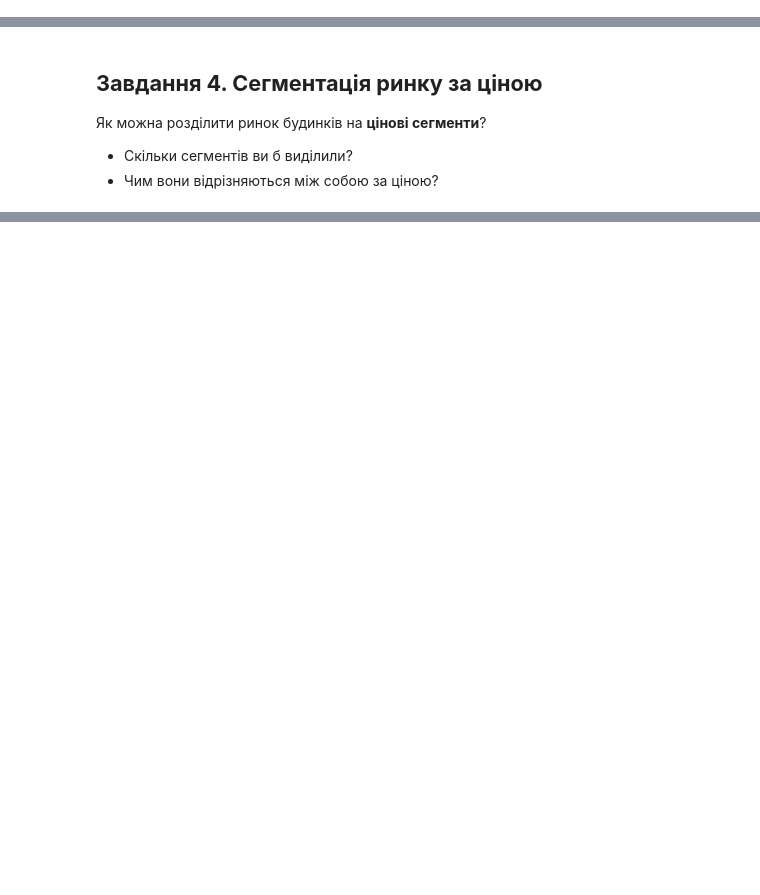
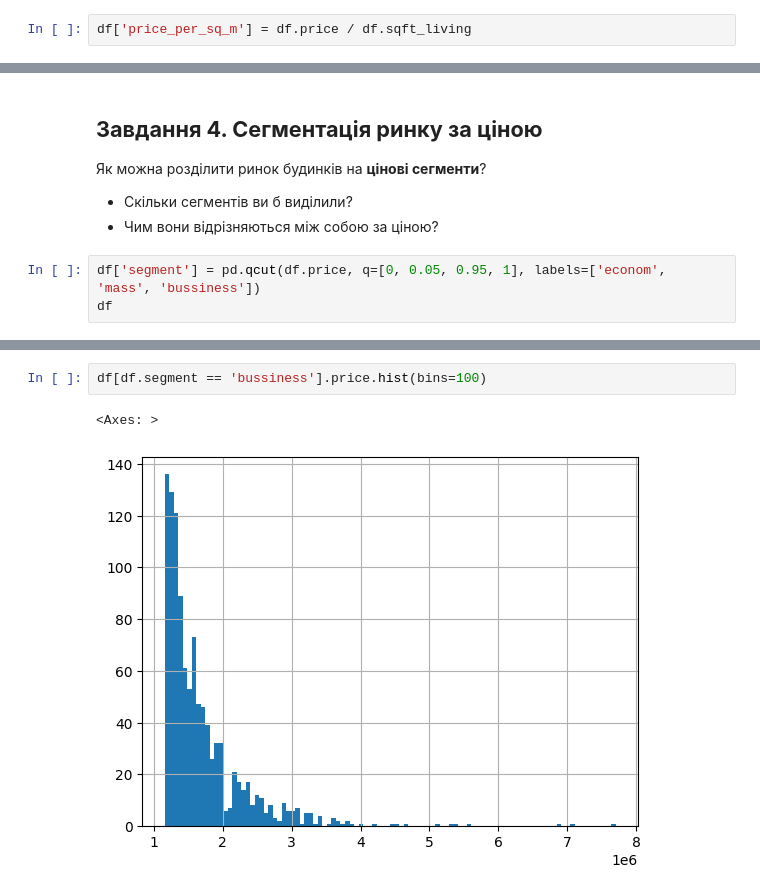
Before and after one commit to cpython-projects/da_27_07_2026, a Jupyter notebook: lesson_14_hw.ipynb, the cells around one changed output, grey strips where cells are left out. Saved outputs shown, nothing was run; the diff lists cells and outputs as text; blank space fills up the shorter version.

```diff
--- a/lesson_14_hw.ipynb
+++ b/lesson_14_hw.ipynb
@@ -47,3 +89,5 @@ df
 Як коректно **порівнювати між собою будинки різної площі**, щоб оцінка ціни була справедливою?
 
 (Який показник варто використати замість “просто ціни”?)
+# %%
+df['price_per_sq_m'] = df.price / df.sqft_living
@@ -54,3 +104,6 @@ df
 
 * Скільки сегментів ви б виділили?
 * Чим вони відрізняються між собою за ціною?
+# %%
+df['segment'] = pd.qcut(df.price, q=[0, 0.05, 0.95, 1], labels=['econom', 'mass', 'bussiness'])
+df
@@ -56,0 +124,5 @@ df
+# %%
+df[df.segment == 'bussiness'].price.hist(bins=100)
+# %% [output]
+<Axes: >
+[figure, added]
```
Also changed, not shown: parts of 9 cells of this notebook.
